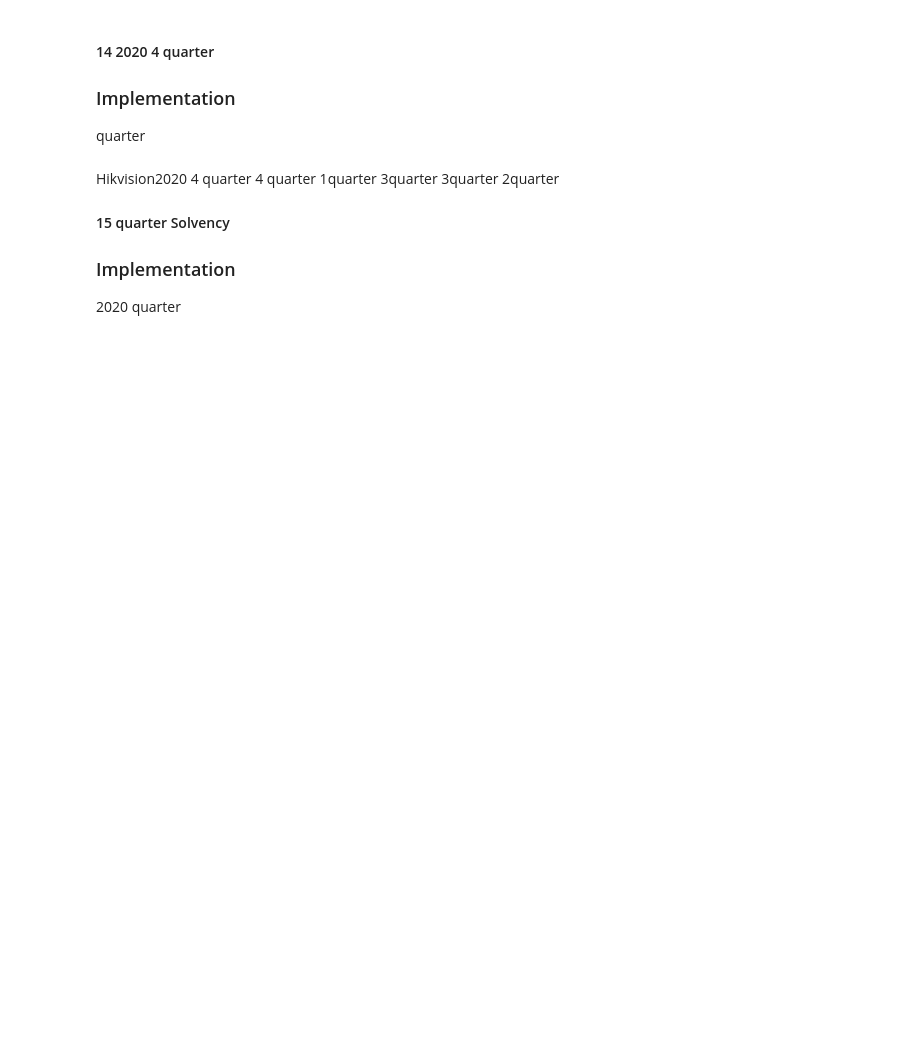
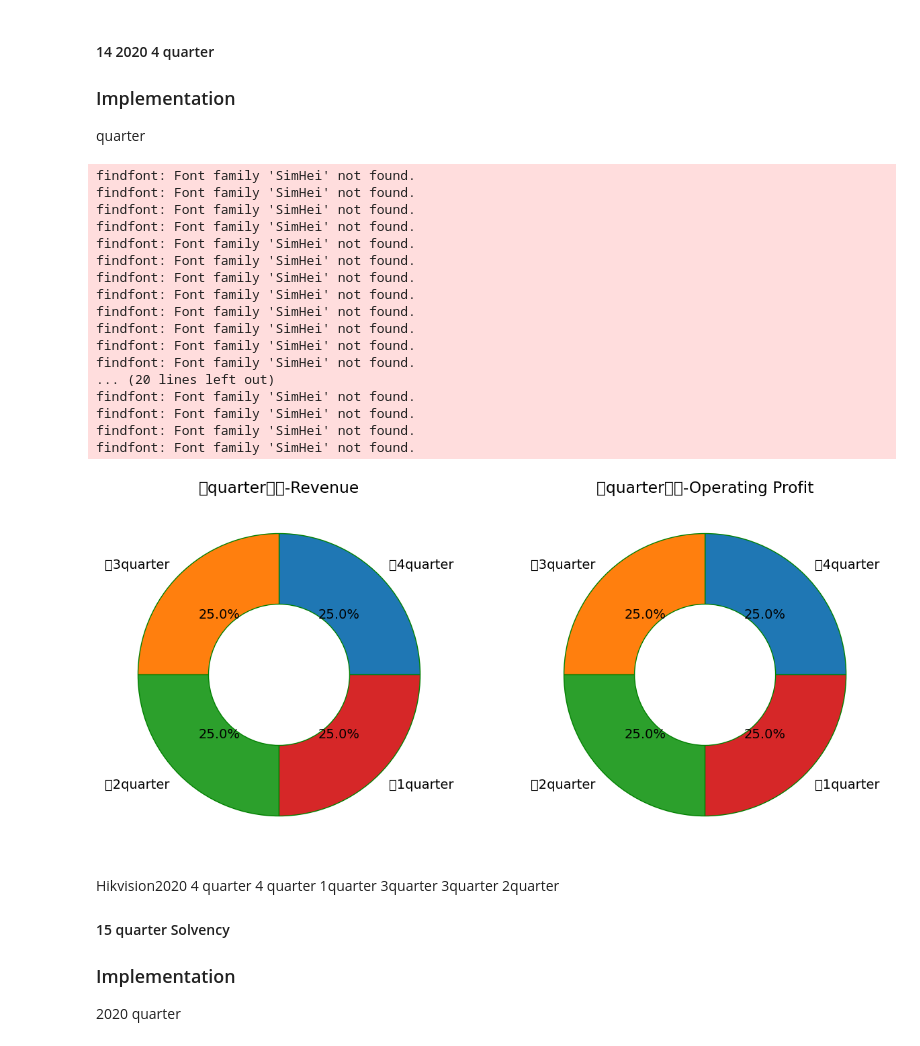
Before and after one commit to T-T-Best/Industry-data-visualization, a Jupyter notebook: industry_data_visualization.ipynb, the cells around one changed output. Drawn from its saved outputs; the diff is of its cells as text; code cells hidden in the pictures; blank space fills up the shorter version.

```diff
--- a/industry_data_visualization.ipynb
+++ b/industry_data_visualization.ipynb
@@ -404,25 +661,44 @@ df_quarter
 # %%
 # 查看不同指标下，Hikvision公司在不同quarter的财务情况
 plt.figure(figsize=(15, 15))
 plt.rcParams['font.size'] = 14
 for i in range(2):
     ax = plt.subplot(221+i)
     # 根据上面的获取以下几个维度
     labels=["第4quarter","第3quarter","第2quarter","第1quarter"]
     sr=df_quarter[df_quarter.columns[i]]
     x=list()
     for v in sr.tolist():
-        value=float(v.split("亿")[0])
+        value=float(str(v).split("亿")[0])
         if value<0:
                 value=0    # 去除负数
         x.append(value)
     ax.pie(x=x,    # 绘图数据
             labels = labels,    # 添加标签
             autopct = '%.1f%%',    # 设置percentage的格式，这里保留一位小数
             wedgeprops = {'width': 0.5, 'edgecolor':'green'},    # 边框显示绿色
             )
     ax.set_title("四quarter贡献-"+df_quarter.columns[i])
 plt.show()
+# %% [output]
+findfont: Font family 'SimHei' not found.
+findfont: Font family 'SimHei' not found.
+findfont: Font family 'SimHei' not found.
+findfont: Font family 'SimHei' not found.
+findfont: Font family 'SimHei' not found.
+findfont: Font family 'SimHei' not found.
+findfont: Font family 'SimHei' not found.
+findfont: Font family 'SimHei' not found.
+findfont: Font family 'SimHei' not found.
+findfont: Font family 'SimHei' not found.
+findfont: Font family 'SimHei' not found.
+findfont: Font family 'SimHei' not found.
+... (20 lines left out)
+findfont: Font family 'SimHei' not found.
+findfont: Font family 'SimHei' not found.
+findfont: Font family 'SimHei' not found.
+findfont: Font family 'SimHei' not found.
+[figure, added]
 # %% [markdown]
  Hikvision2020 4 quarter 4 quarter 1quarter 3quarter 3quarter 2quarter
 #### 15 quarter Solvency
```
Also changed, not shown: parts of 30 cells of this notebook.
